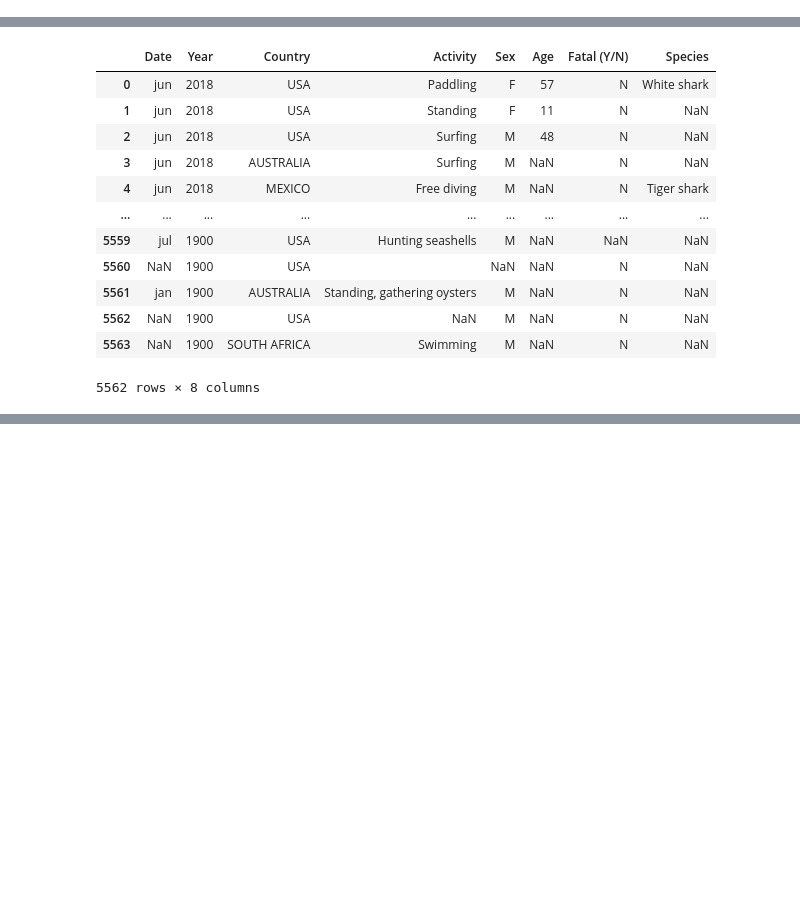
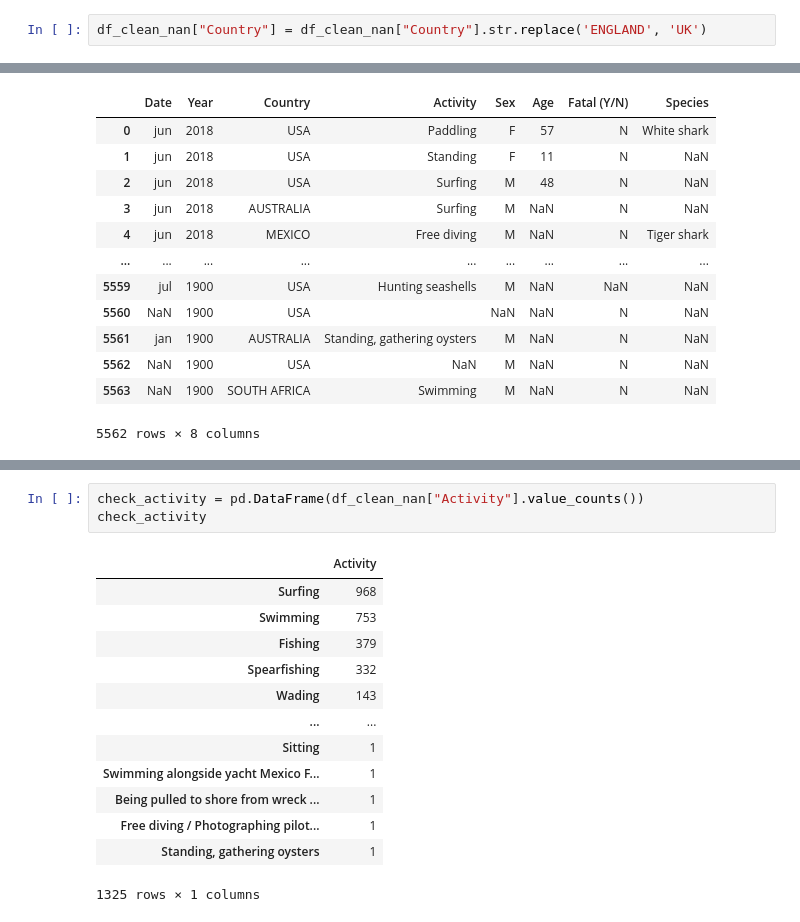
Before and after one commit to Hugocodesdude/Project_1, a Jupyter notebook: Project_1_Cleaning.ipynb, the cells around one changed output, grey strips where cells are left out. Drawn from its saved outputs; the diff is of its cells as text; blank space fills up the shorter version.

```diff
--- a/Project_1_Cleaning.ipynb
+++ b/Project_1_Cleaning.ipynb
@@ -559,0 +548,2 @@ df_clean_nan
+# %%
+df_clean_nan["Country"] = df_clean_nan["Country"].str.replace('ENGLAND', 'UK')
@@ -644,0 +722,17 @@ df_clean_nan
+# %%
+check_activity = pd.DataFrame(df_clean_nan["Activity"].value_counts())
+check_activity
+# %% [output]
+|  | Activity |
+| Surfing | 968 |
+| Swimming | 753 |
+| Fishing | 379 |
+| Spearfishing | 332 |
+| Wading | 143 |
+| ... | ... |
+| Sitting | 1 |
+| Swimming alongside yacht Mexico F... | 1 |
+| Being pulled to shore from wreck ... | 1 |
+| Free diving / Photographing pilot... | 1 |
+| Standing, gathering oysters | 1 |
+1325 rows × 1 columns
```
Also changed, not shown: parts of 70 cells of this notebook, 1 other file.
